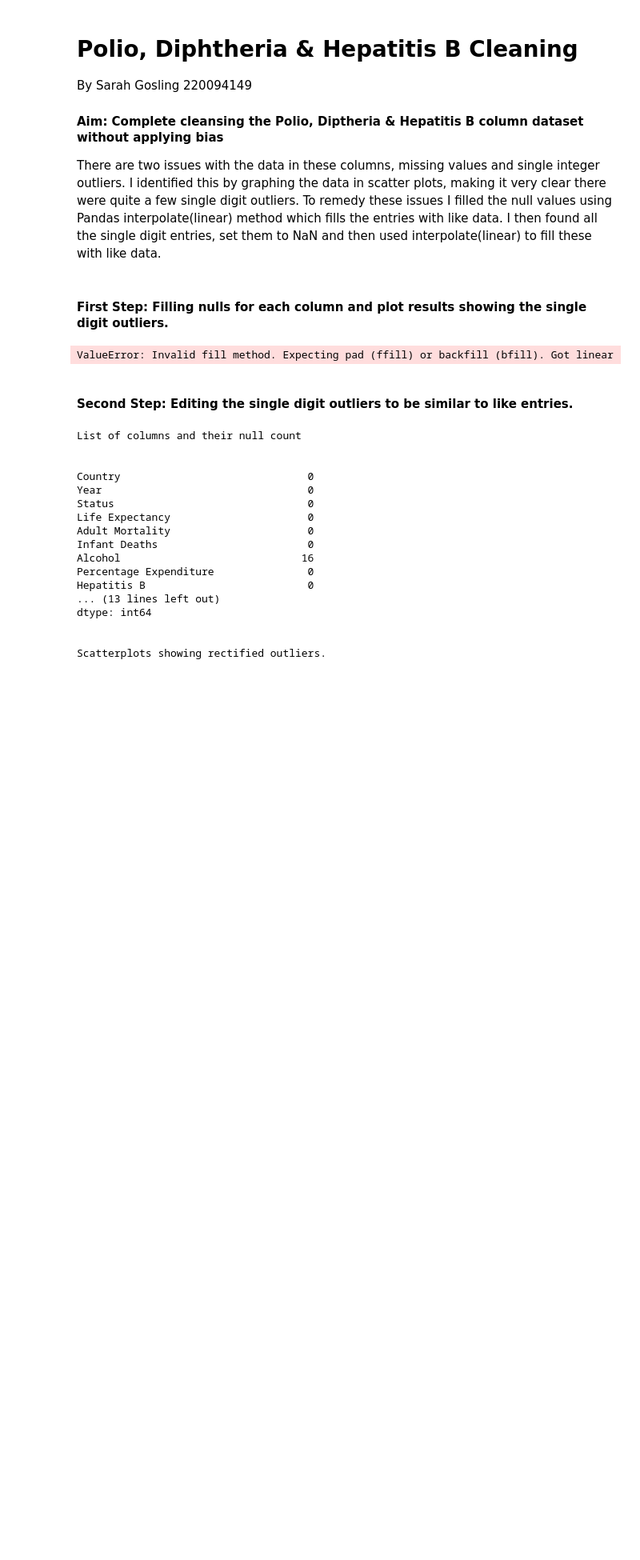
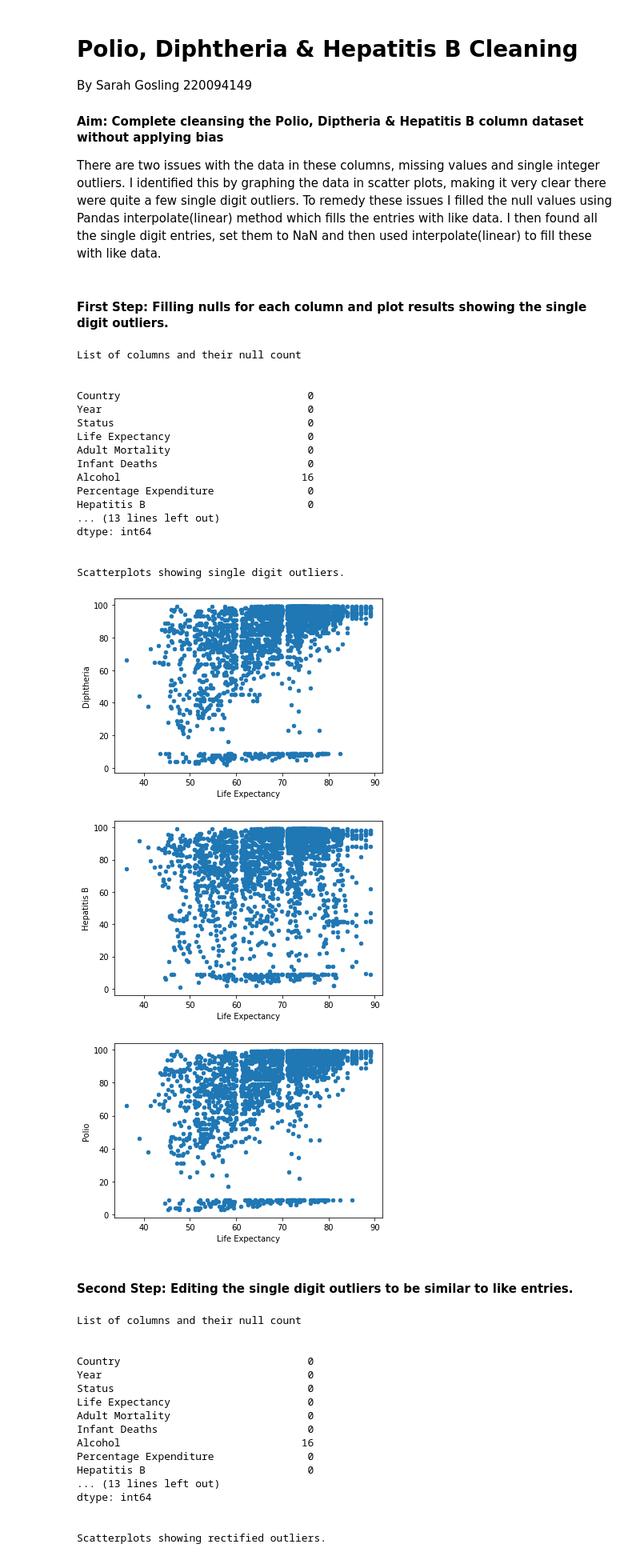
Before and after one commit to HoManCode/Group2-SIT307, a Jupyter notebook: A2 Dataset.ipynb, the cells around one changed output. Shown: that part at 80% size. Cells and saved outputs as stored; diff of their text form; code cells hidden in the pictures; blank space fills up the shorter version.

Commit message:
fixed 'ValueError: Invalid fill method.'

```diff
--- a/A2 Dataset.ipynb
+++ b/A2 Dataset.ipynb
@@ -478,27 +477,47 @@ There are two issues with the data in these columns, missing values and single i
 # %%
 # Convert types to float to be able to use interpolate() function.
 life_df['Diphtheria'] = life_df['Diphtheria'].astype(float)
 life_df['Hepatitis B'] = life_df['Hepatitis B'].astype(float)
 life_df['Polio'] = life_df['Polio'].astype(float)
+life_df['Life Expectancy'] = life_df['Life Expectancy'].astype(float)
 
 # Use interpolate function to fill in NaN entries with like data.
 life_df['Life Expectancy'] = life_df['Life Expectancy'].interpolate(method ='linear', limit_direction='forward', axis=0)
 life_df['Diphtheria'] = life_df['Diphtheria'].interpolate(method ='linear', limit_direction='forward', axis=0)
 life_df['Hepatitis B'] = life_df['Hepatitis B'].interpolate(method ='linear', limit_direction='forward', axis=0)
 life_df['Polio'] = life_df['Polio'].interpolate(method ='linear', limit_direction='forward', axis=0)
 
 print("List of columns and their null count")
 print("\n")
 print(life_df.isnull().sum())
 print("\n")
 print("Scatterplots showing single digit outliers.")
 
 # Scatterplots showing the single digit outliers for each column.
 ax = life_df.plot.scatter(x='Life Expectancy', y='Diphtheria')
 ax = life_df.plot.scatter(x='Life Expectancy', y='Hepatitis B')
 ax = life_df.plot.scatter(x='Life Expectancy', y='Polio')
 # %% [output]
-ValueError: Invalid fill method. Expecting pad (ffill) or backfill (bfill). Got linear
+List of columns and their null count
+
+
+Country                              0
+Year                                 0
+Status                               0
+Life Expectancy                      0
+Adult Mortality                      0
+Infant Deaths                        0
+Alcohol                             16
+Percentage Expenditure               0
+Hepatitis B                          0
+... (13 lines left out)
+dtype: int64
+
+
+Scatterplots showing single digit outliers.
+[figure, added]
+[figure, added]
+[figure, added]
 # %% [markdown]
 #### Second Step: Editing the single digit outliers to be similar to like entries.
 # %%
```
Also changed, not shown: parts of 3 cells of this notebook.
